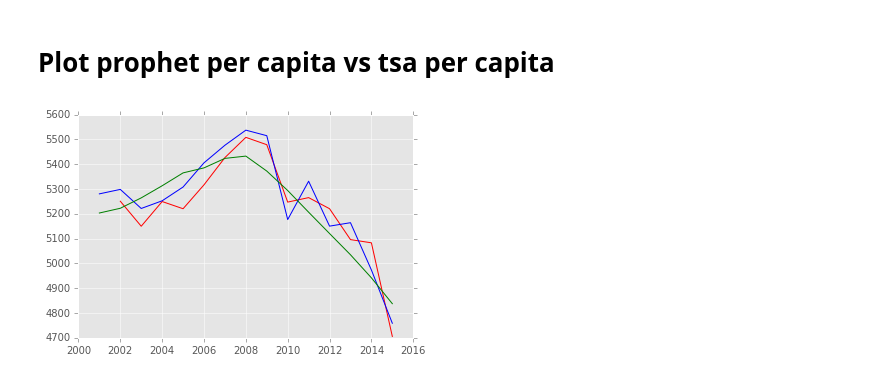
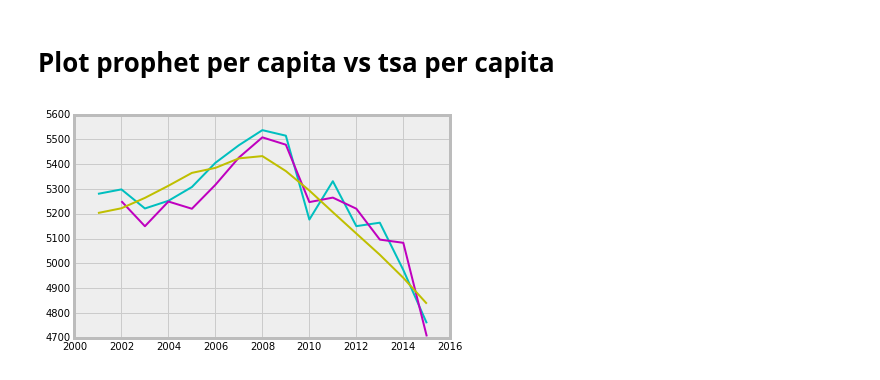
Before and after one commit to johnmrudolph/jupyter_blog, a Jupyter notebook: declining_wa_consumption.ipynb, the cells around one changed output. Cells and saved outputs as stored; diff of their text form; code cells hidden in the pictures.

```diff
--- a/declining_wa_consumption.ipynb
+++ b/declining_wa_consumption.ipynb
@@ -17,7 +17,7 @@ import matplotlib.pyplot as plt
 import matplotlib.dates as dates
 from fbprophet import Prophet
 %matplotlib inline
-plt.style.use('ggplot')
+plt.style.use('bmh')
 # %% [markdown]
 # Import Data
 # %%
@@ -113,15 +113,15 @@ wa_pop.rename(columns={'SEDS.TPOPP.WA.A': 'population'}, inplace=True)
 # Join TSA Detrended Consumption and Population Data
 # %%
 # create annual key and merge sales and population dfs
-sales_annual['year'] = sales_annual.index.to_period('A')
-wa_merged = pd.merge(sales_annual, wa_pop, on='year')
+wa_sales_tsa_annual['year'] = wa_sales_tsa_annual.index.to_period('A')
+wa_tsa_merged = pd.merge(wa_sales_tsa_annual, wa_pop, on='year')
 # coerce year datetime to int
-wa_merged['year'] = wa_merged['year'].astype(str).astype(int)
+wa_tsa_merged['year'] = wa_tsa_merged['year'].astype(str).astype(int)
 # create per_capita sales variable
-wa_merged['per_capita'] = wa_merged['sales']*1000 / wa_merged['population']
+wa_tsa_merged['per_capita'] = wa_tsa_merged['sum']*1000 / wa_tsa_merged['SEDS.TPOPP.WA.A']
 # create loess smoother on per_capita sales
-wa_merged['per_capita_loess'] = sm.nonparametric.lowess(
-    wa_merged['per_capita'], wa_merged['year'], return_sorted=False)
+wa_tsa_merged['per_capita_loess'] = sm.nonparametric.lowess(
+    wa_tsa_merged['per_capita'], wa_tsa_merged['year'], return_sorted=False)
 # %% [markdown]
 # Plot deseasonalized per capita consumption
 # %%
@@ -150,29 +150,28 @@ INFO:fbprophet.forecaster:Disabling daily seasonality. Run prophet with daily_se
 # Extract deseasonalized trend and aggregate to annual frequency
 # %%
 # group deaseasonalized sales trend by year
-fcst_annual = fcst.groupby(pd.Grouper(freq='A'))['trend'].agg(['sum','count'])
+wa_sales_proph = fcst.groupby(pd.Grouper(freq='A'))['trend'].agg(['sum','count'])
 # unlike tsa.seasonal decompose there are no obs dropped from historical time series
 # but we'll apply the filter anyways and drop the count variable
-fcst_annual = fcst_annual[fcst_annual['count']==12]
-fcst_annual.drop('count', axis=1, inplace=True)
-# give our data better labels
-fcst_annual.rename(columns={'sum': 'proph_sales'}, inplace=True)
+wa_sales_proph_annual = wa_sales_proph[wa_sales_proph['count']==12]
+wa_sales_proph_annual.drop('count', axis=1, inplace=True)
 # %% [markdown]
 # Join Prophet Detrended Consumption and Population Data
 # %%
 # create annual key and merge sales and population dfs
-fcst_annual['year'] = fcst_annual.index.to_period('A')
-fcst_merged = pd.merge(fcst_annual, wa_pop, on='year')
+wa_sales_proph_annual['year'] = wa_sales_proph_annual.index.to_period('A')
+wa_proph_merged = pd.merge(wa_sales_proph_annual, wa_pop, on='year')
 # coerce year datetime to int
-fcst_merged['year'] = fcst_merged['year'].astype(str).astype(int)
+wa_proph_merged['year'] = wa_proph_merged['year'].astype(str).astype(int)
 # create per_capita sales variable
-fcst_merged['proph_per_capita'] = fcst_merged['proph_sales']*1000 / fcst_merged['population']
+wa_proph_merged['per_capita'] = (wa_proph_merged['sum']*1000 /
+                                   wa_proph_merged['SEDS.TPOPP.WA.A'])
 # %% [markdown]
 # Plot prophet per capita vs tsa per capita
 # %%
-plt.plot(wa_merged['year'], wa_merged['per_capita'], c='r')
-plt.plot(wa_per_capita['year'], wa_per_capita['per_capita'], c='b')
-plt.plot(fcst_merged['year'], fcst_merged['proph_per_capita'], 'g')
+plt.plot(wa_merged['year'], wa_merged['per_capita'], c='c')
+plt.plot(wa_tsa_merged['year'], wa_tsa_merged['per_capita'], c='m')
+plt.plot(wa_proph_merged['year'], wa_proph_merged['per_capita'], c='y')
 plt.show()
 # %% [output]
-[figure, old version]
+[figure, new version]
```
Also changed, not shown: parts of 6 cells of this notebook.
